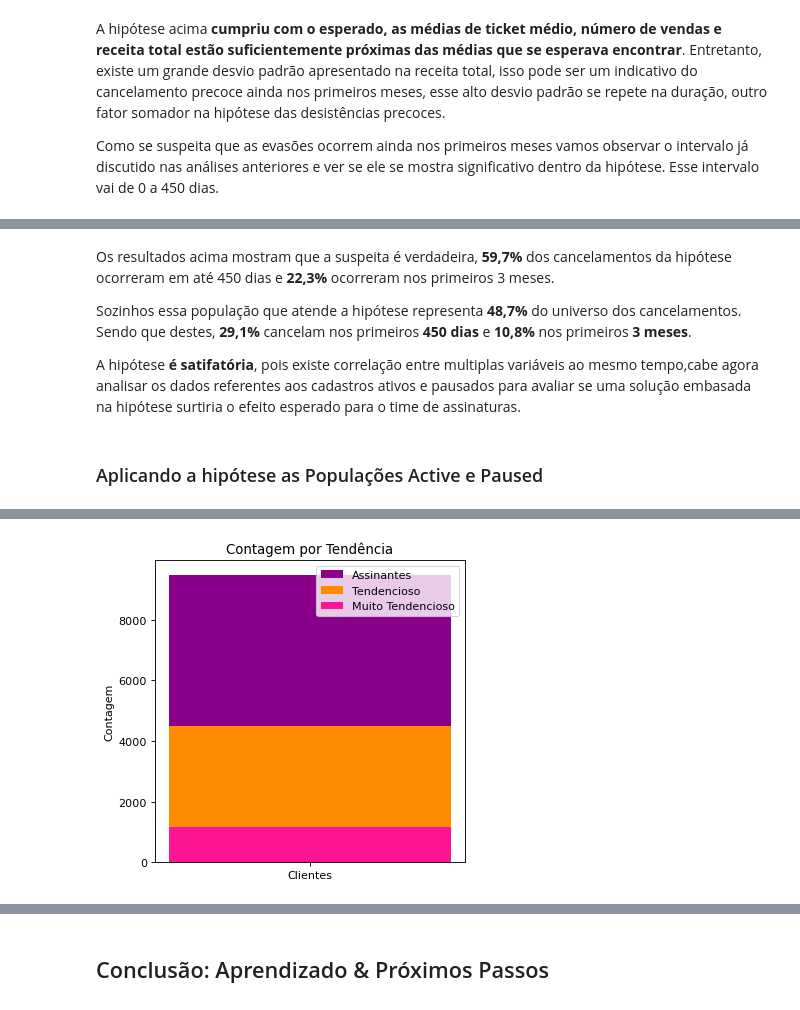
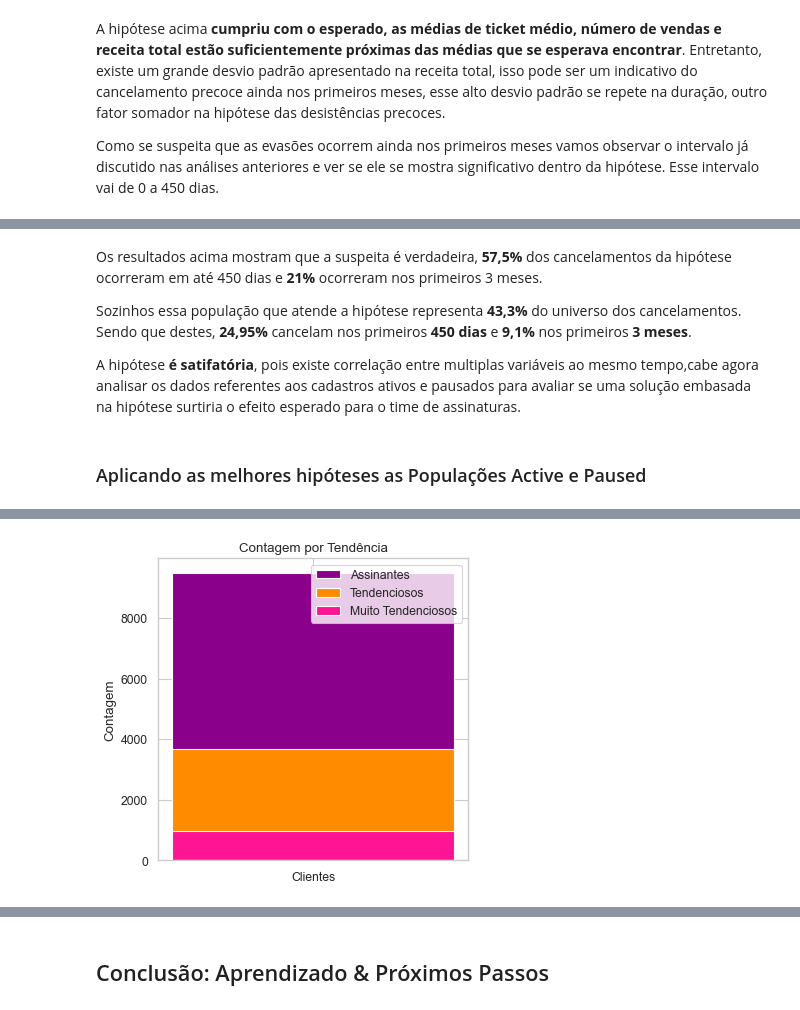
Before and after one commit to samuel2pb/Churn, a Jupyter notebook: Analysis.ipynb, the cells around one changed output, grey strips where cells are left out. Saved outputs shown, nothing was run; the diff lists cells and outputs as text; code cells hidden in the pictures.

```diff
--- a/Analysis.ipynb
+++ b/Analysis.ipynb
@@ -538,0 +515,5 @@ Existe uma relação direta entre o contato direto com o cliente e sua permanên
+# %%
+plt.figure(figsize=(12,5), dpi= 160)
+
+sns.set_theme(style="whitegrid")
+ax = sns.barplot(x='mkt_src', y='universal_churn_percentage', data=mkt_churn_perc)
@@ -618,0 +576,5 @@ Assinaturas do tipo **3.X.X** e **4.X.X** são as mais volumosas e consequenteme
+# %%
+plt.figure(figsize=(12,5), dpi= 160)
+
+sns.set_theme(style="whitegrid")
+ax = sns.barplot(x='simple_version', y='universal_churn_percentage', data=version_churn_perc)
@@ -785,0 +733,5 @@ Se se somar as incidências também no centro-oeste, juntos as 3 regiões equiva
+# %%
+plt.figure(figsize=(12,5), dpi= 160)
+
+sns.set_theme(style="whitegrid")
+ax = sns.barplot(x='region', y='universal_churn_percentage', data=region_churn_perc)
@@ -785,0 +781,5 @@ Se se somar as incidências também no centro-oeste, juntos as 3 regiões equiva
+# %%
+plt.figure(figsize=(12,5), dpi= 160)
+
+sns.set_theme(style="whitegrid")
+ax = sns.barplot(x='state', y='universal_churn_percentage', data=num_state_churn_perc)
@@ -891,51 +971,49 @@ Porcentagem de Cancelamentos entre 0 e 100 dias no total de cancelamentos : 0.10
 # %% [markdown]
-Os resultados acima mostram que a suspeita é verdadeira, **59,7%** dos cancelamentos da hipótese ocorreram  em até 450 dias e **22,3%** ocorreram nos primeiros 3 meses.
+Os resultados acima mostram que a suspeita é verdadeira, **57,5%** dos cancelamentos da hipótese ocorreram  em até 450 dias e **21%** ocorreram nos primeiros 3 meses.
 
-Sozinhos essa população que atende a hipótese representa **48,7%** do universo dos cancelamentos. Sendo que destes, **29,1%** cancelam nos primeiros **450 dias** e **10,8%** nos primeiros **3 meses**.
+Sozinhos essa população que atende a hipótese representa **43,3%** do universo dos cancelamentos. Sendo que destes, **24,95%** cancelam nos primeiros **450 dias** e **9,1%** nos primeiros **3 meses**.
 
 A hipótese **é satifatória**, pois existe correlação entre multiplas variáveis ao mesmo tempo,cabe agora analisar os dados referentes aos cadastros ativos e pausados para avaliar se uma solução embasada na hipótese surtiria o efeito esperado para o time de assinaturas.
 # %% [markdown]
-### Aplicando a hipótese as Populações Active e Paused
+### Aplicando as melhores hipóteses as Populações Active e Paused
 # %%
-alfa  = df.loc[((df['churn'] == 0)|(df['churn'] == -1))
-& ((df['mkt_src'] != 1)&(df['mkt_src'] != 6))
-& ((df['simple_version'] == 2 ) | (df['simple_version'] == 3 ) | (df['simple_version'] == 4))
+gama  = df.loc[((df['churn'] == 0)|(df['churn'] == -1))
+&((df['mkt_src'] == 2)|(df['mkt_src']== 5)|(df['mkt_src'] == 6))
 & ((df['region'] == 1) | (df['region'] == 2) | (df['region'] == 3))]
 
-alfa_v = alfa.loc[alfa['duracao'] <= 450 ]
+gama_v = gama.loc[gama['duracao'] <= 450 ]
 clientes_not_churn = df.loc[((df['churn'] == 0)|(df['churn'] == -1))]
 
-aux = len(alfa)
-aux2 = len(alfa_v)
+aux = len(gama)
+aux2 = len(gama_v)
 aux3 = len(clientes_not_churn)
 
-
-print(F'Existem {aux} clientes em circustancias semelhantes a hipótese')
+print(F'Existem {aux} clientes em circustâncias semelhantes a hipótese')
 print(F'Esses clientes representam {(aux/aux3)*100}% do total de clientes que não evadiram')
 print()
 
-print(F'Média de Receita Acumulada: {alfa.all_revenue.mean()}')
-print(F'Média de Pedidos: {alfa.all_orders.mean()}')
-print(F'Ticket Médio: {alfa.average_ticket.mean()}')
-print(F'Duração Média:{alfa.duracao.mean()}')
+print(F'Média de Receita Acumulada: {gama.all_revenue.mean()}')
+print(F'Média de Pedidos: {gama.all_orders.mean()}')
+print(F'Ticket Médio: {gama.average_ticket.mean()}')
+print(F'Duração Média:{gama.duracao.mean()}')
 print()
 
-print(F'Existem {aux2} clientes em circustancias extremamente semelhantes a hipótese')
+print(F'Existem {aux2} clientes em circustâncias extremamente semelhantes a hipótese')
 print(F'Esses clientes representam {(aux2/aux3)*100}% do total de clientes que não evadiram')
 print()
 
-print(F'Média de Receita Acumulada até 450 dias: {alfa_v.all_revenue.mean()}')
-print(F'Média de Pedidos até 450 dias:: {alfa_v.all_orders.mean()}')
-print(F'Ticket Médio até 450 dias:: {alfa_v.average_ticket.mean()}')
-print(F'Duração Média até 450 dias: {alfa_v.duracao.mean()}')
+print(F'Média de Receita Acumulada até 450 dias: {gama_v.all_revenue.mean()}')
+print(F'Média de Pedidos até 450 dias:: {gama_v.all_orders.mean()}')
+print(F'Ticket Médio até 450 dias:: {gama_v.average_ticket.mean()}')
+print(F'Duração Média até 450 dias: {gama_v.duracao.mean()}')
 print()
 
 
 fig, ax = plt.subplots(figsize=(5,5), dpi= 80)
 
 ax.bar('Clientes', aux3,label='Assinantes', color='darkmagenta')
-ax.bar('Clientes', aux, label='Tendencioso',color='darkorange')
-ax.bar('Clientes', aux2, label='Muito Tendencioso',color='deeppink')
+ax.bar('Clientes', aux, label='Tendenciosos',color='darkorange')
+ax.bar('Clientes', aux2, label='Muito Tendenciosos',color='deeppink')
 
 ax.set_ylabel('Contagem')
 ax.set_title('Contagem por Tendência')
@@ -961 +1039 @@ Duração Média até 450 dias: 213.28559249786872
-[figure, old version]
+[figure, new version]
```
Also changed, not shown: parts of 49 cells of this notebook, 1 other file.
